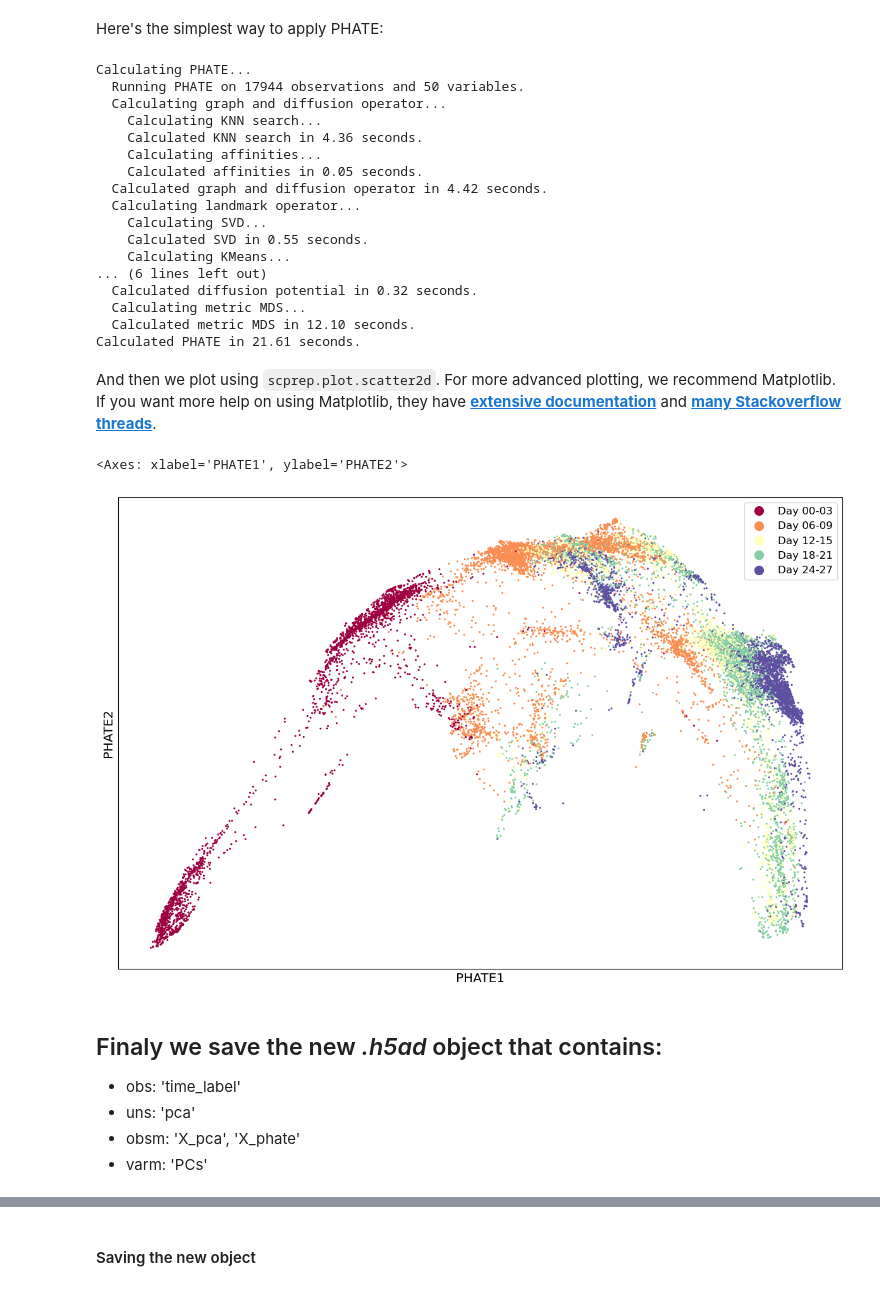
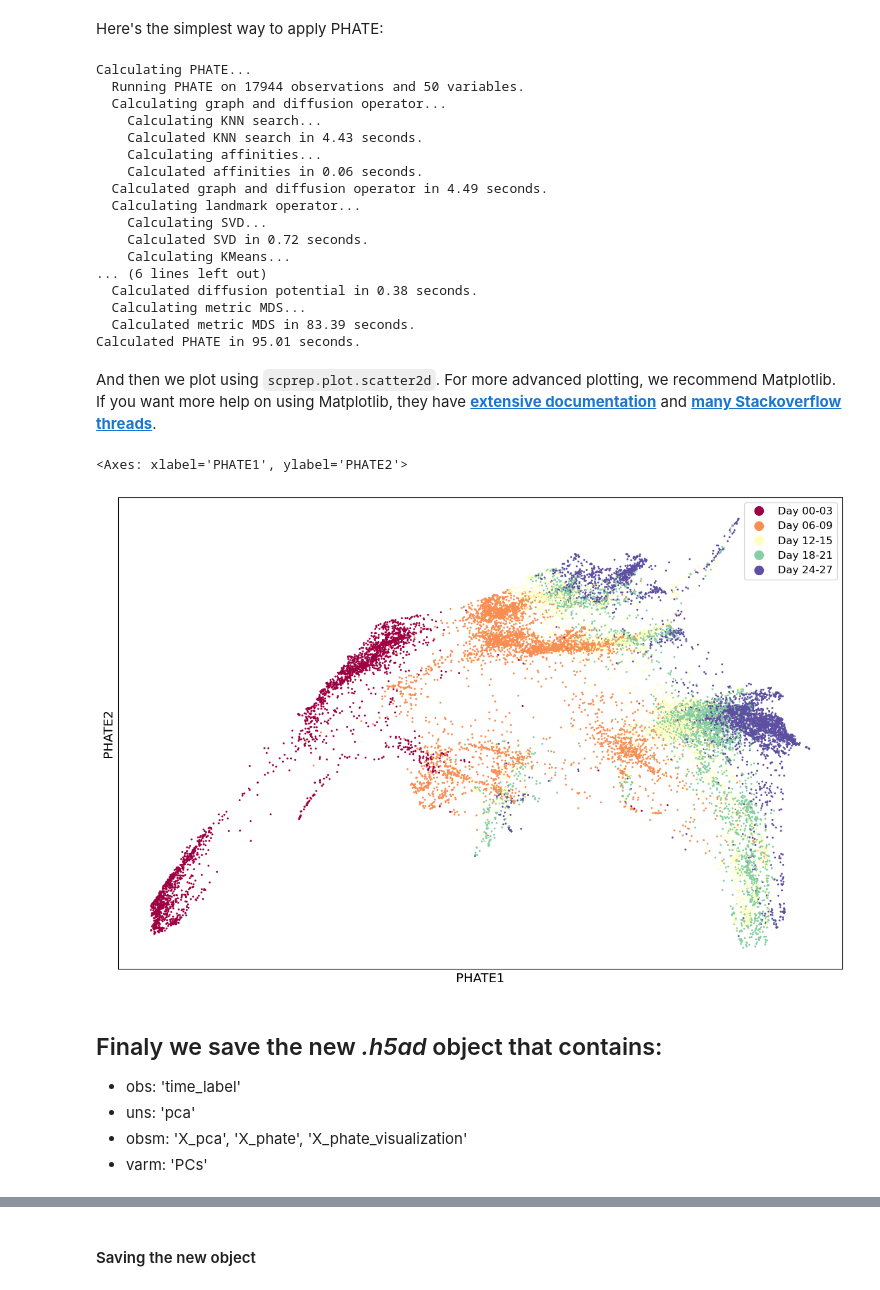
Before and after one commit to KrishnaswamyLab/omics_toolbox, a Jupyter notebook: notebooks/MIOFlow/2-dim-reduction-latent-spaces.ipynb, the cells around one changed output, grey strips where cells are left out. Saved outputs shown, nothing was run; the diff lists cells and outputs as text; code cells hidden in the pictures.

```diff
--- a/notebooks/MIOFlow/2-dim-reduction-latent-spaces.ipynb
+++ b/notebooks/MIOFlow/2-dim-reduction-latent-spaces.ipynb
@@ -75,42 +78,51 @@ We'll just use the default parameters for now, but the following parameters can
 # %% [markdown]
 Here's the simplest way to apply PHATE:
 # %%
-phate_operator = phate.PHATE(n_jobs=-2,n_components=3)
+phate_operator = phate.PHATE(n_jobs=-2,n_components=10)
 
 X_phate = phate_operator.fit_transform(adata.obsm['X_pca'])
+
+# Here we add the X_phate and X_phate_visualization to adata
+# X_phate is the embedding of the data
+# X_phate_visualization is the visualization of the data in 2d
+
 adata.obsm['X_phate'] = X_phate
+
+
+phate_operator.set_params(n_components=2)
+adata.obsm['X_phate_visualization']  = phate_operator.transform()
 # %% [output]
 Calculating PHATE...
   Running PHATE on 17944 observations and 50 variables.
   Calculating graph and diffusion operator...
     Calculating KNN search...
-    Calculated KNN search in 4.36 seconds.
+    Calculated KNN search in 4.43 seconds.
     Calculating affinities...
-    Calculated affinities in 0.05 seconds.
-  Calculated graph and diffusion operator in 4.42 seconds.
+    Calculated affinities in 0.06 seconds.
+  Calculated graph and diffusion operator in 4.49 seconds.
   Calculating landmark operator...
     Calculating SVD...
-    Calculated SVD in 0.55 seconds.
+    Calculated SVD in 0.72 seconds.
     Calculating KMeans...
 ... (6 lines left out)
-  Calculated diffusion potential in 0.32 seconds.
+  Calculated diffusion potential in 0.38 seconds.
   Calculating metric MDS...
-  Calculated metric MDS in 12.10 seconds.
-Calculated PHATE in 21.61 seconds.
+  Calculated metric MDS in 83.39 seconds.
+Calculated PHATE in 95.01 seconds.
 # %% [markdown]
 And then we plot using `scprep.plot.scatter2d`. For more advanced plotting, we recommend Matplotlib. If you want more help on using Matplotlib, they have [**extensive documentation**](https://matplotlib.org/tutorials/index.html) and [**many Stackoverflow threads**](https://stackoverflow.com/questions/tagged/matplotlib).
 # %%
-scprep.plot.scatter2d(adata.obsm['X_phate'], c=adata.obs['time_label'], figsize=(12,8), cmap="Spectral",
+scprep.plot.scatter2d(adata.obsm['X_phate_visualization'], c=adata.obs['time_label'], figsize=(12,8), cmap="Spectral",
                       ticks=False, label_prefix="PHATE")
 # %% [output]
 <Axes: xlabel='PHATE1', ylabel='PHATE2'>
-[figure, old version]
+[figure, new version]
 # %% [markdown]
 ## Finaly we save the new _.h5ad_ object that contains:
 
 - obs: 'time_label'
 - uns: 'pca'
-- obsm: 'X_pca', 'X_phate'
+- obsm: 'X_pca', 'X_phate', 'X_phate_visualization'
 - varm: 'PCs'
 # %%
 adata
```
Also changed, not shown: parts of 2 cells of this notebook, 29 other files.
